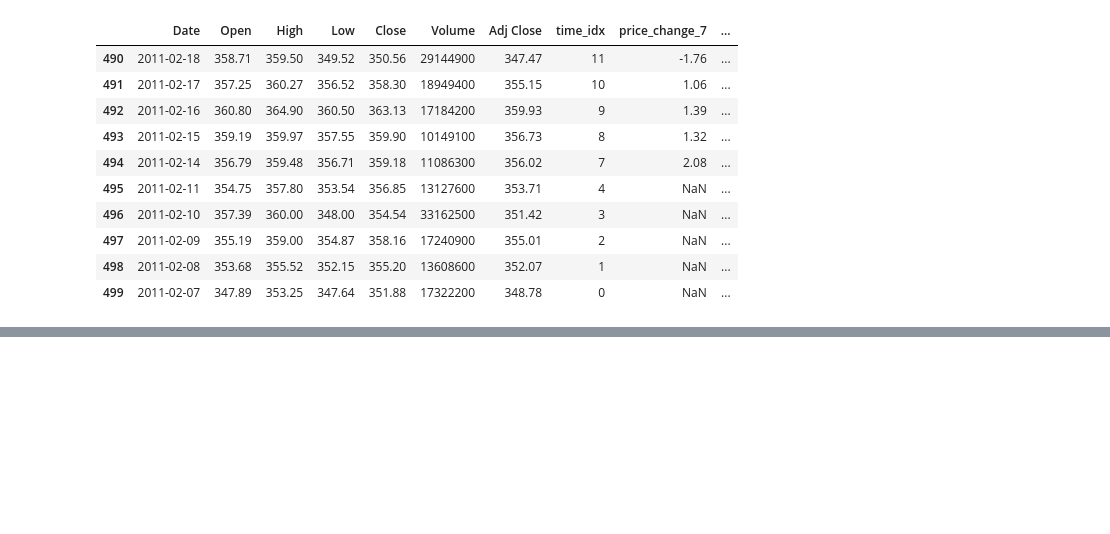
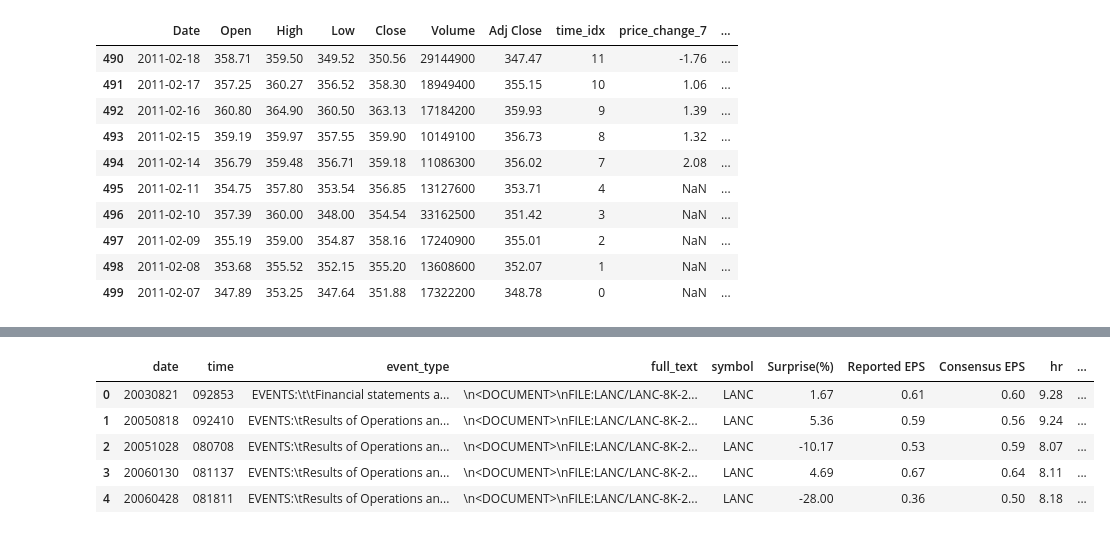
Before and after one commit to shy218/dsc180-project, a Jupyter notebook: notebooks/1-joey-data-preprocessing.ipynb, the cells around one changed output, grey strips where cells are left out. Cells and saved outputs as stored; diff of their text form; code cells hidden in the pictures; blank space fills up the shorter version.

```diff
--- a/notebooks/1-joey-data-preprocessing-8k-price.ipynb
+++ b/notebooks/1-joey-data-preprocessing.ipynb
@@ -140,0 +219,10 @@ sample_tmp_price.tail(10)
+# %%
+merged_df['pre_market'] = merged_df['hr'] < 9.5
+merged_df.head(5)
+# %% [output]
+|  | date | time | event_type | full_text | symbol | Surprise(%) | Reported EPS | Consensus EPS | hr | ... |
+| 0 | 20030821 | 092853 | EVENTS:\t\tFinancial statements a... | \n<DOCUMENT>\nFILE:LANC/LANC-8K-2... | LANC | 1.67 | 0.61 | 0.60 | 9.28 | ... |
+| 1 | 20050818 | 092410 | EVENTS:\tResults of Operations an... | \n<DOCUMENT>\nFILE:LANC/LANC-8K-2... | LANC | 5.36 | 0.59 | 0.56 | 9.24 | ... |
+| 2 | 20051028 | 080708 | EVENTS:\tResults of Operations an... | \n<DOCUMENT>\nFILE:LANC/LANC-8K-2... | LANC | -10.17 | 0.53 | 0.59 | 8.07 | ... |
+| 3 | 20060130 | 081137 | EVENTS:\tResults of Operations an... | \n<DOCUMENT>\nFILE:LANC/LANC-8K-2... | LANC | 4.69 | 0.67 | 0.64 | 8.11 | ... |
+| 4 | 20060428 | 081811 | EVENTS:\tResults of Operations an... | \n<DOCUMENT>\nFILE:LANC/LANC-8K-2... | LANC | -28.00 | 0.36 | 0.50 | 8.18 | ... |
```
Also changed, not shown: parts of 27 cells of this notebook, 3 other files.
